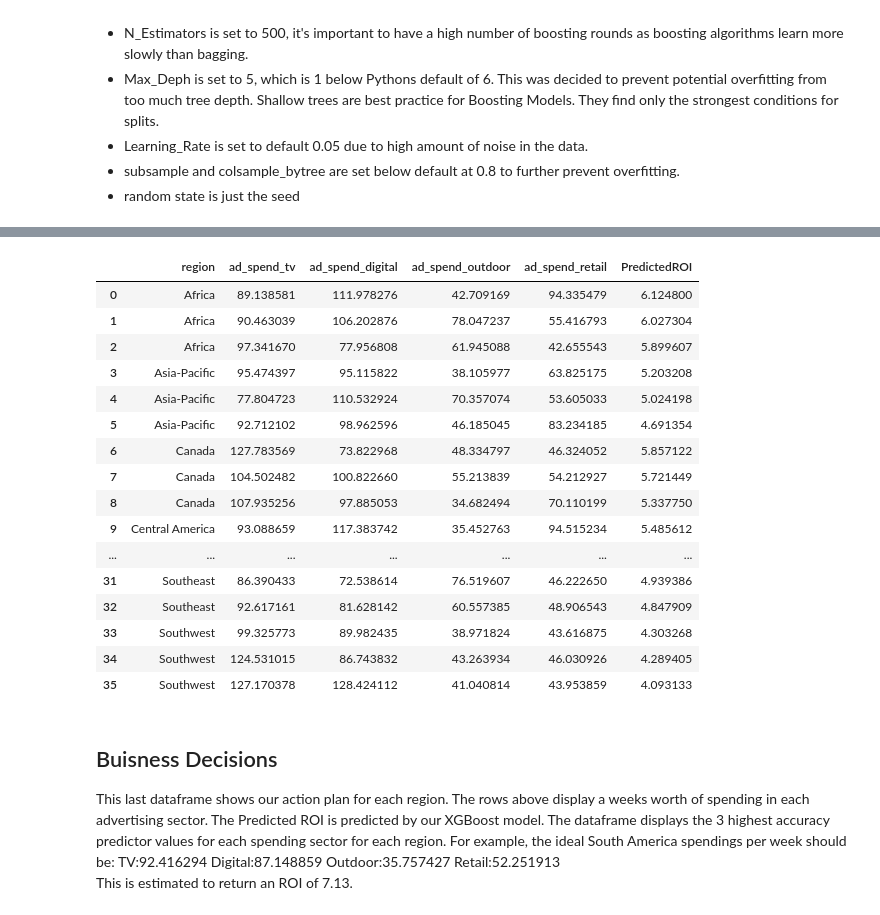
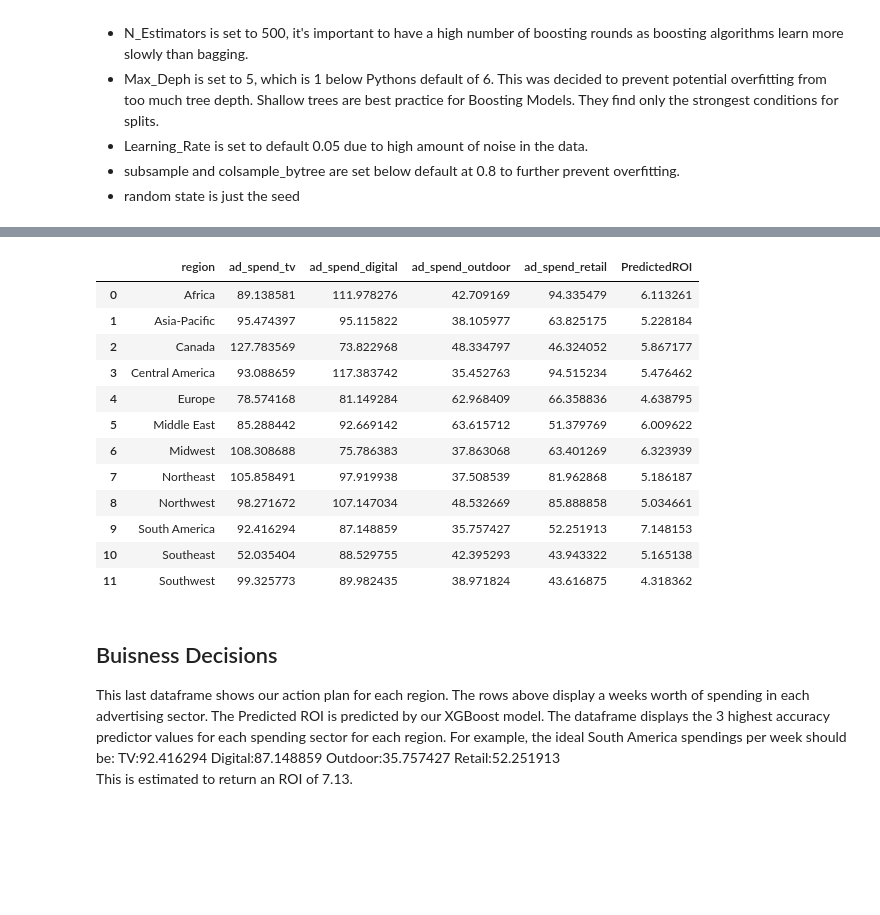
Before and after one commit to JulJulien/Regional-Ad-Spending-Analysis, a Jupyter notebook: coca-cola.ipynb, the cells around one changed output, grey strips where cells are left out. Drawn from its saved outputs; the diff is of its cells as text; code cells hidden in the pictures; blank space fills up the shorter version.

```diff
--- a/coca-cola.ipynb
+++ b/coca-cola.ipynb
@@ -326,53 +297,49 @@ predictor_cols = ['region_encoded','year_encoded','ad_spend_tv','ad_spend_digita
                   'ad_spend_outdoor','ad_spend_retail','avg_temp','holiday','pepsi_spend']
 
 # Fill missing columns with 0 (or some sensible default)
 for col in predictor_cols:
     if col not in X_pred.columns:
         X_pred[col] = 0
 
 # 3. Apply same one-hot encoding as during training
 X_pred_encoded = pd.get_dummies(X_pred[predictor_cols], drop_first=True)
 
 # 4. Align columns to match training set (in case one-hot encoding created different columns)
 X_pred_encoded = X_pred_encoded.reindex(columns=X.columns, fill_value=0)
 
 # 5. Predict ROI
 X_pred['PredictedROI'] = xgb_model.predict(X_pred_encoded)
 
 # 6. Sort by highest predicted ROI
 X_pred_sorted = X_pred.sort_values('PredictedROI', ascending=False)
 
 # 7. Get top 3 predicted ROI rows per region
-top5_per_region = X_pred_sorted.groupby('region_encoded').apply(lambda x: x.nlargest(3, 'PredictedROI')).reset_index(drop=True)
+topn_per_region = X_pred_sorted.groupby('region_encoded').apply(lambda x: x.nlargest(1, 'PredictedROI')).reset_index(drop=True)
 
 # 8. Map region_encoded back to region names
 region_mapping = df[['region', 'region_encoded']].drop_duplicates().set_index('region_encoded')['region'].to_dict()
-top5_per_region['region'] = top5_per_region['region_encoded'].map(region_mapping)
+topn_per_region['region'] = topn_per_region['region_encoded'].map(region_mapping)
 
 # 9. Select relevant columns
-top5_per_region = top5_per_region[['region','ad_spend_tv','ad_spend_digital',
+topn_per_region = topn_per_region[['region','ad_spend_tv','ad_spend_digital',
                                    'ad_spend_outdoor','ad_spend_retail','PredictedROI']]
 
 # 10. Display the result
-top5_per_region
+topn_per_region
 # %% [output]
 |  | region | ad_spend_tv | ad_spend_digital | ad_spend_outdoor | ad_spend_retail | PredictedROI |
-| 0 | Africa | 89.138581 | 111.978276 | 42.709169 | 94.335479 | 6.124800 |
-| 1 | Africa | 90.463039 | 106.202876 | 78.047237 | 55.416793 | 6.027304 |
-| 2 | Africa | 97.341670 | 77.956808 | 61.945088 | 42.655543 | 5.899607 |
-| 3 | Asia-Pacific | 95.474397 | 95.115822 | 38.105977 | 63.825175 | 5.203208 |
-| 4 | Asia-Pacific | 77.804723 | 110.532924 | 70.357074 | 53.605033 | 5.024198 |
-| 5 | Asia-Pacific | 92.712102 | 98.962596 | 46.185045 | 83.234185 | 4.691354 |
-| 6 | Canada | 127.783569 | 73.822968 | 48.334797 | 46.324052 | 5.857122 |
-| 7 | Canada | 104.502482 | 100.822660 | 55.213839 | 54.212927 | 5.721449 |
-| 8 | Canada | 107.935256 | 97.885053 | 34.682494 | 70.110199 | 5.337750 |
-| 9 | Central America | 93.088659 | 117.383742 | 35.452763 | 94.515234 | 5.485612 |
-| ... | ... | ... | ... | ... | ... | ... |
-| 31 | Southeast | 86.390433 | 72.538614 | 76.519607 | 46.222650 | 4.939386 |
-| 32 | Southeast | 92.617161 | 81.628142 | 60.557385 | 48.906543 | 4.847909 |
-| 33 | Southwest | 99.325773 | 89.982435 | 38.971824 | 43.616875 | 4.303268 |
-| 34 | Southwest | 124.531015 | 86.743832 | 43.263934 | 46.030926 | 4.289405 |
-| 35 | Southwest | 127.170378 | 128.424112 | 41.040814 | 43.953859 | 4.093133 |
+| 0 | Africa | 89.138581 | 111.978276 | 42.709169 | 94.335479 | 6.113261 |
+| 1 | Asia-Pacific | 95.474397 | 95.115822 | 38.105977 | 63.825175 | 5.228184 |
+| 2 | Canada | 127.783569 | 73.822968 | 48.334797 | 46.324052 | 5.867177 |
+| 3 | Central America | 93.088659 | 117.383742 | 35.452763 | 94.515234 | 5.476462 |
+| 4 | Europe | 78.574168 | 81.149284 | 62.968409 | 66.358836 | 4.638795 |
+| 5 | Middle East | 85.288442 | 92.669142 | 63.615712 | 51.379769 | 6.009622 |
+| 6 | Midwest | 108.308688 | 75.786383 | 37.863068 | 63.401269 | 6.323939 |
+| 7 | Northeast | 105.858491 | 97.919938 | 37.508539 | 81.962868 | 5.186187 |
+| 8 | Northwest | 98.271672 | 107.147034 | 48.532669 | 85.888858 | 5.034661 |
+| 9 | South America | 92.416294 | 87.148859 | 35.757427 | 52.251913 | 7.148153 |
+| 10 | Southeast | 52.035404 | 88.529755 | 42.395293 | 43.943322 | 5.165138 |
+| 11 | Southwest | 99.325773 | 89.982435 | 38.971824 | 43.616875 | 4.318362 |
 # %% [markdown]
 ## Buisness Decisions
 
```
Also changed, not shown: parts of 12 cells of this notebook, 1 other file.
